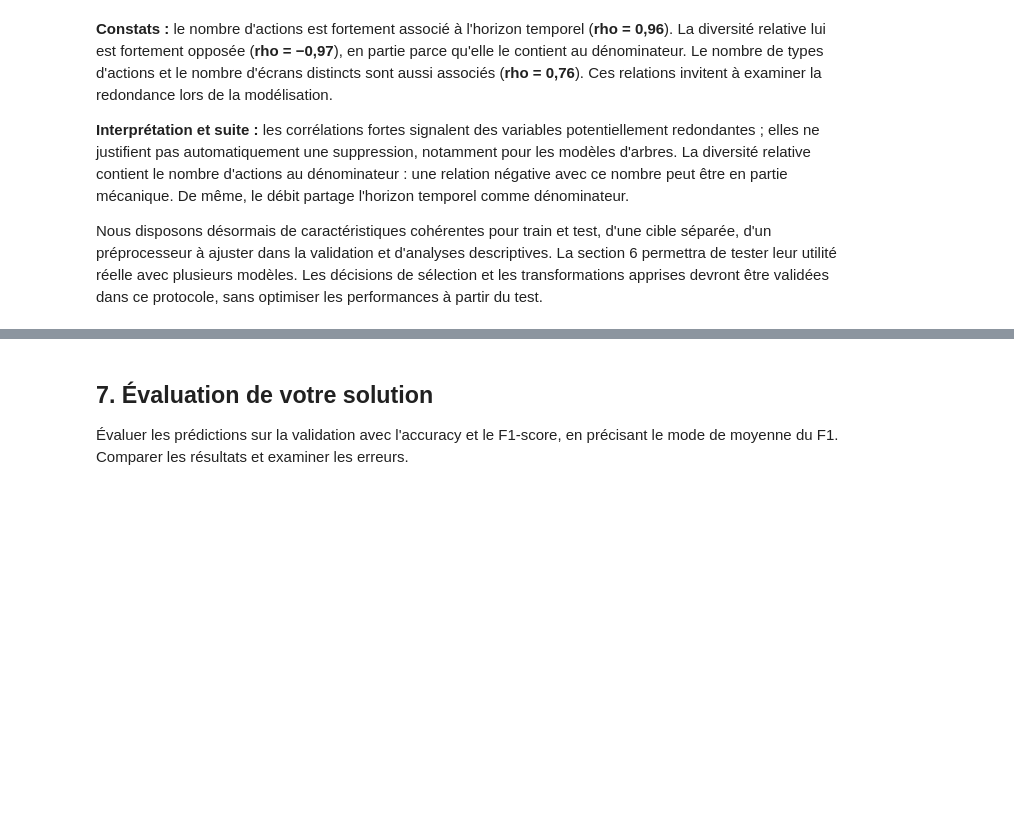
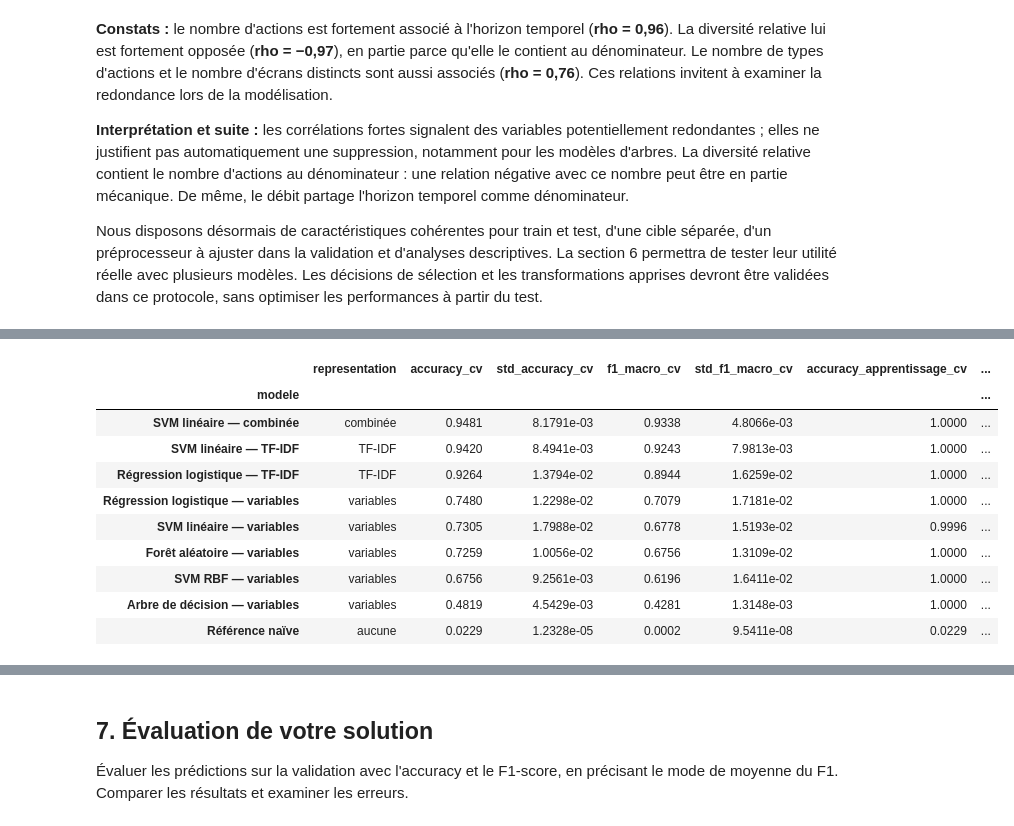
Before and after one commit to salahou-dine/Challenge_copilot_users_tracking, a Jupyter notebook: solution.ipynb, the cells around one changed output, grey strips where cells are left out. Cells and saved outputs as stored; diff of their text form; code cells hidden in the pictures; blank space fills up the shorter version.

```diff
--- a/solution.ipynb
+++ b/solution.ipynb
@@ -681,3 +685,17 @@ print("Préprocesseur non ajusté : il sera entraîné uniquement dans le futur
 # %% [output]
 35 variables numériques et 4 catégorielles retenues avant one-hot.
 Préprocesseur non ajusté : il sera entraîné uniquement dans le futur pipeline de validation.
+# %%
+# Export des 48 caractéristiques par session, avant encodage et standardisation.
+# La cible utilisateur reste séparée dans y_train / y_utilisateurs.
+dossier_export = Path("Data")
+dossier_export.mkdir(exist_ok=True)
+
+for nom, tableau in [
+    ("caracteristiques_train", caracteristiques_train),
+    ("caracteristiques_test", caracteristiques_test),
+]:
+    chemin = dossier_export / f"{nom}.csv"
+    # Pas de colonne d'index ajoutée ; UTF-8 avec BOM pour les accents dans Excel.
+    tableau.to_csv(chemin, index=False, encoding="utf-8-sig")
+    print(f"{chemin} : {tableau.shape[0]} lignes et {tableau.shape[1]} colonnes")
@@ -883,0 +1592,31 @@ Séparer les sessions étiquetées en entraînement et validation. Comparer plus
+# %%
+modeles_attendus = [
+    "Référence naïve", "Régression logistique — variables", "SVM linéaire — variables", "SVM RBF — variables",
+    "Arbre de décision — variables", "Forêt aléatoire — variables",
+    "SVM linéaire — TF-IDF", "Régression logistique — TF-IDF", "SVM linéaire — combinée",
+]
+manquants = [nom for nom in modeles_attendus if nom not in resume_recherches]
+if manquants:
+    raise RuntimeError(f"Exécuter d'abord les cellules d'entraînement de : {manquants}")
+
+resultats_modeles = (pd.DataFrame([{"modele": nom, **resume} for nom, resume in resume_recherches.items()])
+                     .set_index("modele")
+                     .sort_values(["accuracy_cv", "f1_macro_cv"], ascending=False, kind="stable"))
+resultats_modeles["ecart_apprentissage_cv"] = (
+    resultats_modeles["accuracy_apprentissage_cv"] - resultats_modeles["accuracy_cv"]
+)
+resultats_recherche_cv = pd.concat(details_recherches.values(), ignore_index=True)
+with pd.option_context("display.max_columns", None, "display.max_colwidth", 100, "display.precision", 4):
+    display(resultats_modeles)
+# %% [output]
+|  | representation | accuracy_cv | std_accuracy_cv | f1_macro_cv | std_f1_macro_cv | accuracy_apprentissage_cv | ... |
+| modele |  |  |  |  |  |  | ... |
+| SVM linéaire — combinée | combinée | 0.9481 | 8.1791e-03 | 0.9338 | 4.8066e-03 | 1.0000 | ... |
+| SVM linéaire — TF-IDF | TF-IDF | 0.9420 | 8.4941e-03 | 0.9243 | 7.9813e-03 | 1.0000 | ... |
+| Régression logistique — TF-IDF | TF-IDF | 0.9264 | 1.3794e-02 | 0.8944 | 1.6259e-02 | 1.0000 | ... |
+| Régression logistique — variables | variables | 0.7480 | 1.2298e-02 | 0.7079 | 1.7181e-02 | 1.0000 | ... |
+| SVM linéaire — variables | variables | 0.7305 | 1.7988e-02 | 0.6778 | 1.5193e-02 | 0.9996 | ... |
+| Forêt aléatoire — variables | variables | 0.7259 | 1.0056e-02 | 0.6756 | 1.3109e-02 | 1.0000 | ... |
+| SVM RBF — variables | variables | 0.6756 | 9.2561e-03 | 0.6196 | 1.6411e-02 | 1.0000 | ... |
+| Arbre de décision — variables | variables | 0.4819 | 4.5429e-03 | 0.4281 | 1.3148e-03 | 1.0000 | ... |
+| Référence naïve | aucune | 0.0229 | 1.2328e-05 | 0.0002 | 9.5411e-08 | 0.0229 | ... |
```
Also changed, not shown: parts of 61 cells of this notebook, 25 other files.
